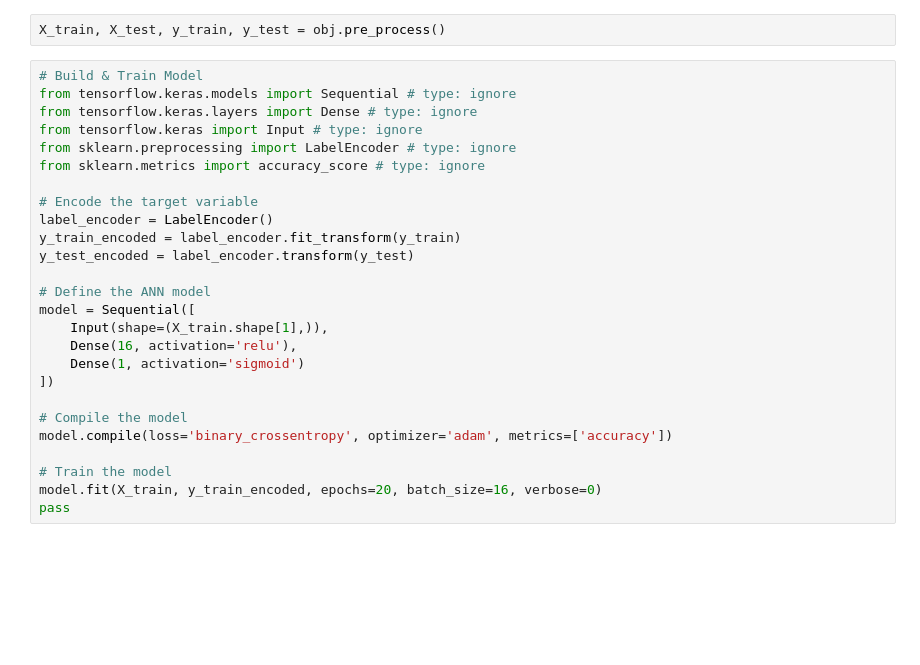
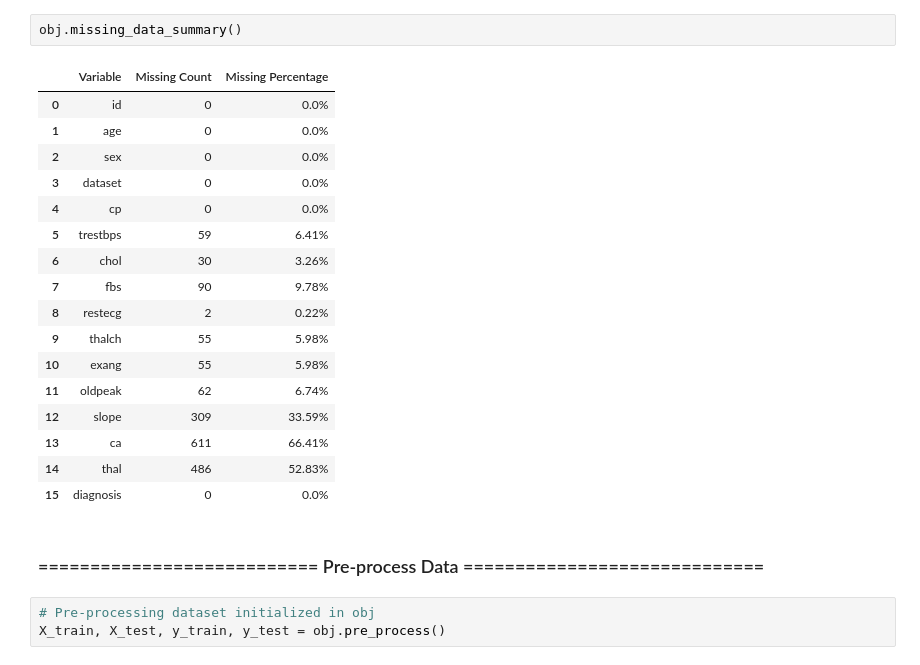
Before and after one commit to Abhijeet-Real/GeeseTools, a Jupyter notebook: DataAnalysis.ipynb, the cells around one changed output. Saved outputs shown, nothing was run; the diff lists cells and outputs as text; blank space fills up the shorter version.

```diff
--- a/DataAnalysis.ipynb
+++ b/DataAnalysis.ipynb
@@ -14,28 +53,25 @@ obj = gt(pd.read_csv("heart.csv"), target_variable="target")
+# %%
+obj.missing_data_summary()
+# %% [output]
+|  | Variable | Missing Count | Missing Percentage |
+| 0 | id | 0 | 0.0% |
+| 1 | age | 0 | 0.0% |
+| 2 | sex | 0 | 0.0% |
+| 3 | dataset | 0 | 0.0% |
+| 4 | cp | 0 | 0.0% |
+| 5 | trestbps | 59 | 6.41% |
+| 6 | chol | 30 | 3.26% |
+| 7 | fbs | 90 | 9.78% |
+| 8 | restecg | 2 | 0.22% |
+| 9 | thalch | 55 | 5.98% |
+| 10 | exang | 55 | 5.98% |
+| 11 | oldpeak | 62 | 6.74% |
+| 12 | slope | 309 | 33.59% |
+| 13 | ca | 611 | 66.41% |
+| 14 | thal | 486 | 52.83% |
+| 15 | diagnosis | 0 | 0.0% |
+# %% [markdown]
+### =========================== Pre-process Data =============================
 # %%
+# Pre-processing dataset initialized in obj
 X_train, X_test, y_train, y_test = obj.pre_process()
-# %%
-# Build & Train Model
-from tensorflow.keras.models import Sequential # type: ignore
-from tensorflow.keras.layers import Dense # type: ignore
-from tensorflow.keras import Input # type: ignore
-from sklearn.preprocessing import LabelEncoder # type: ignore
-from sklearn.metrics import accuracy_score # type: ignore
-
-# Encode the target variable
-label_encoder = LabelEncoder()
-y_train_encoded = label_encoder.fit_transform(y_train)
-y_test_encoded = label_encoder.transform(y_test)
-
-# Define the ANN model
-model = Sequential([
-    Input(shape=(X_train.shape[1],)),
-    Dense(16, activation='relu'),
-    Dense(1, activation='sigmoid')
-])
-
-# Compile the model
-model.compile(loss='binary_crossentropy', optimizer='adam', metrics=['accuracy'])
-
-# Train the model
-model.fit(X_train, y_train_encoded, epochs=20, batch_size=16, verbose=0)
-pass
```
Also changed, not shown: parts of 22 cells of this notebook, 44 other files.
